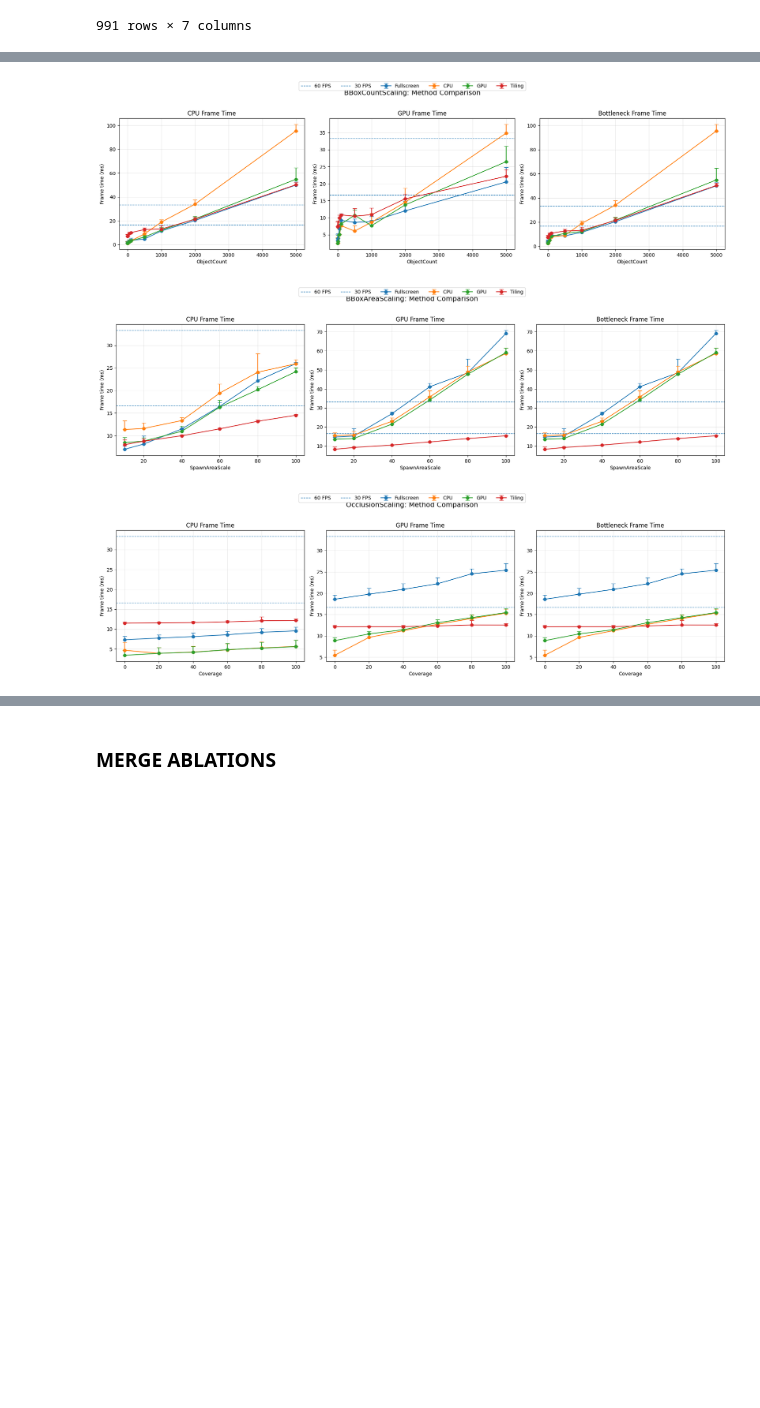
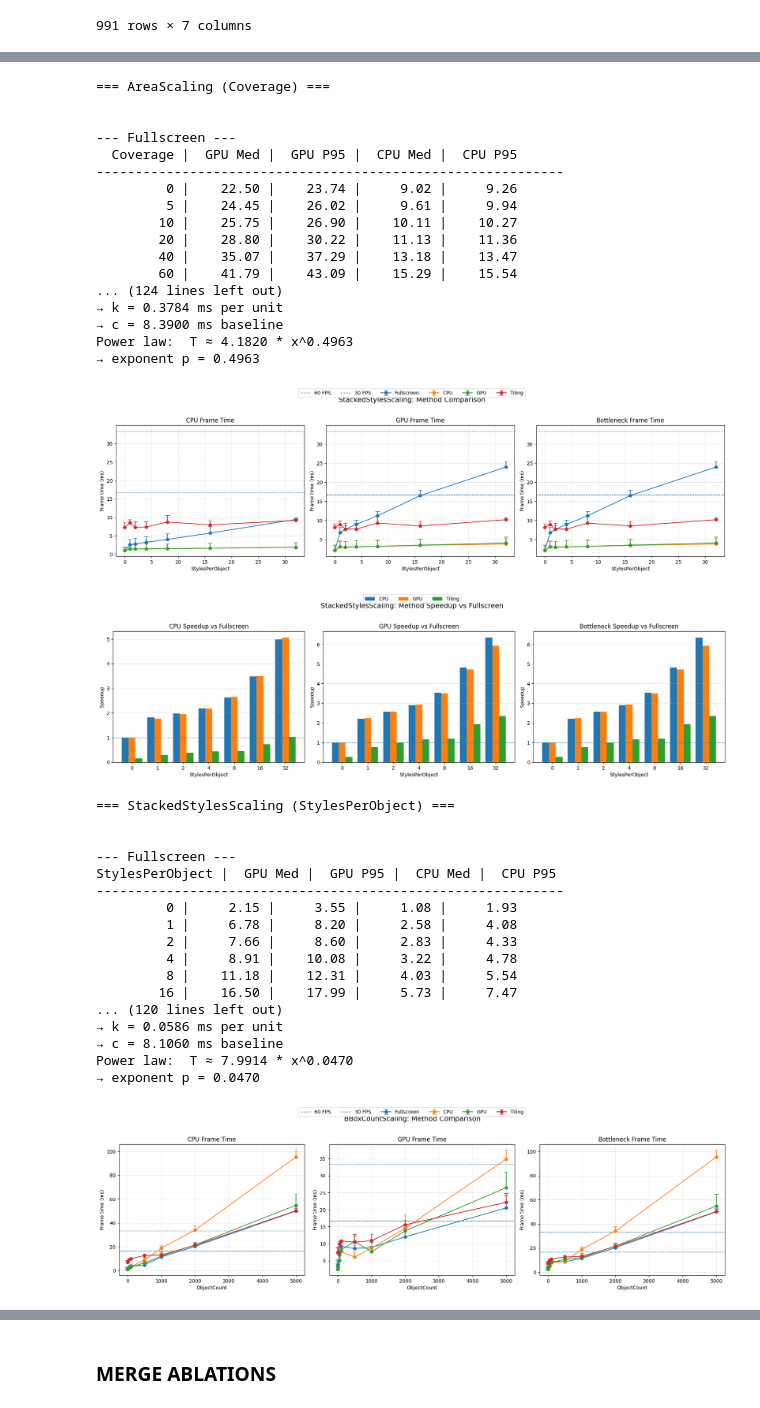
Before and after one commit to BigRorzUni/MultipleStyleRendering, a Jupyter notebook: ProfilingPlots.ipynb, the cells around one changed output, grey strips where cells are left out. Cells and saved outputs as stored; diff of their text form; code cells hidden in the pictures; blank space fills up the shorter version.

```diff
--- a/ProfilingPlots.ipynb
+++ b/ProfilingPlots.ipynb
@@ -309,10 +628,24 @@ def plot_method_graph_row(
 # %%
 plot_method_graph_row(df, family="AreaScaling", variable="Coverage")
+plot_method_speedup_bars_row(df, family="AreaScaling", variable="Coverage")
+print_values_on_graph(df, family="AreaScaling", variable="Coverage")
+compute_scaling(df, family="AreaScaling", variable="Coverage")
+
 plot_method_graph_row(df, family="StackedStylesScaling", variable="StylesPerObject")
+plot_method_speedup_bars_row(df, family="StackedStylesScaling", variable="StylesPerObject")
+print_values_on_graph(df, family="StackedStylesScaling", variable="StylesPerObject")
+compute_scaling(df, family="StackedStylesScaling", variable="StylesPerObject")
+
 plot_method_graph_row(df, family="BBoxCountScaling", variable="ObjectCount")
+plot_method_speedup_bars_row(df, family="BBoxCountScaling", variable="ObjectCount")
+
 # plot_method_graph_row(df, family="BBoxCountScaling", variable="ObjectCount", style_variant="RandomSingleStyle")
+# plot_method_speedup_bar_row(df, family="BBoxCountScaling", variable="ObjectCount", style_variant="RandomSingleStyle")
+
 plot_method_graph_row(df, family="BBoxAreaScaling", variable="SpawnAreaScale")
-# plot_method_graph_row(df, family="BBoxAreaScaling", variable="SpawnAreaScale", style_variant="RandomSingleStyle")
+plot_method_speedup_bars_row(df, family="BBoxAreaScaling", variable="SpawnAreaScale")
+
 plot_method_graph_row(df, family="OcclusionScaling", variable="Coverage")
+plot_method_speedup_bars_row(df, family="OcclusionScaling", variable="Coverage")
 # %% [output]
 [figure]
@@ -320,3 +653,37 @@ plot_method_graph_row(df, family="OcclusionScaling", variable="Coverage")
+=== AreaScaling (Coverage) ===
+
+
+--- Fullscreen ---
+  Coverage |  GPU Med |  GPU P95 |  CPU Med |  CPU P95
+------------------------------------------------------------
+         0 |    22.50 |    23.74 |     9.02 |     9.26
+         5 |    24.45 |    26.02 |     9.61 |     9.94
+        10 |    25.75 |    26.90 |    10.11 |    10.27
+        20 |    28.80 |    30.22 |    11.13 |    11.36
+        40 |    35.07 |    37.29 |    13.18 |    13.47
+        60 |    41.79 |    43.09 |    15.29 |    15.54
+... (124 lines left out)
+→ k = 0.3784 ms per unit
+→ c = 8.3900 ms baseline
+Power law:  T ≈ 4.1820 * x^0.4963
+→ exponent p = 0.4963
-[figure, old version]
+[figure, new version]
-[figure, old version]
+[figure, new version]
+=== StackedStylesScaling (StylesPerObject) ===
+
+
+--- Fullscreen ---
+StylesPerObject |  GPU Med |  GPU P95 |  CPU Med |  CPU P95
+------------------------------------------------------------
+         0 |     2.15 |     3.55 |     1.08 |     1.93
+         1 |     6.78 |     8.20 |     2.58 |     4.08
+         2 |     7.66 |     8.60 |     2.83 |     4.33
+         4 |     8.91 |    10.08 |     3.22 |     4.78
+         8 |    11.18 |    12.31 |     4.03 |     5.54
+        16 |    16.50 |    17.99 |     5.73 |     7.47
+... (120 lines left out)
+→ k = 0.0586 ms per unit
+→ c = 8.1060 ms baseline
+Power law:  T ≈ 7.9914 * x^0.0470
+→ exponent p = 0.0470
-[figure, old version]
+[figure, new version]
```
Also changed, not shown: parts of 6 cells of this notebook, 9 other files.
